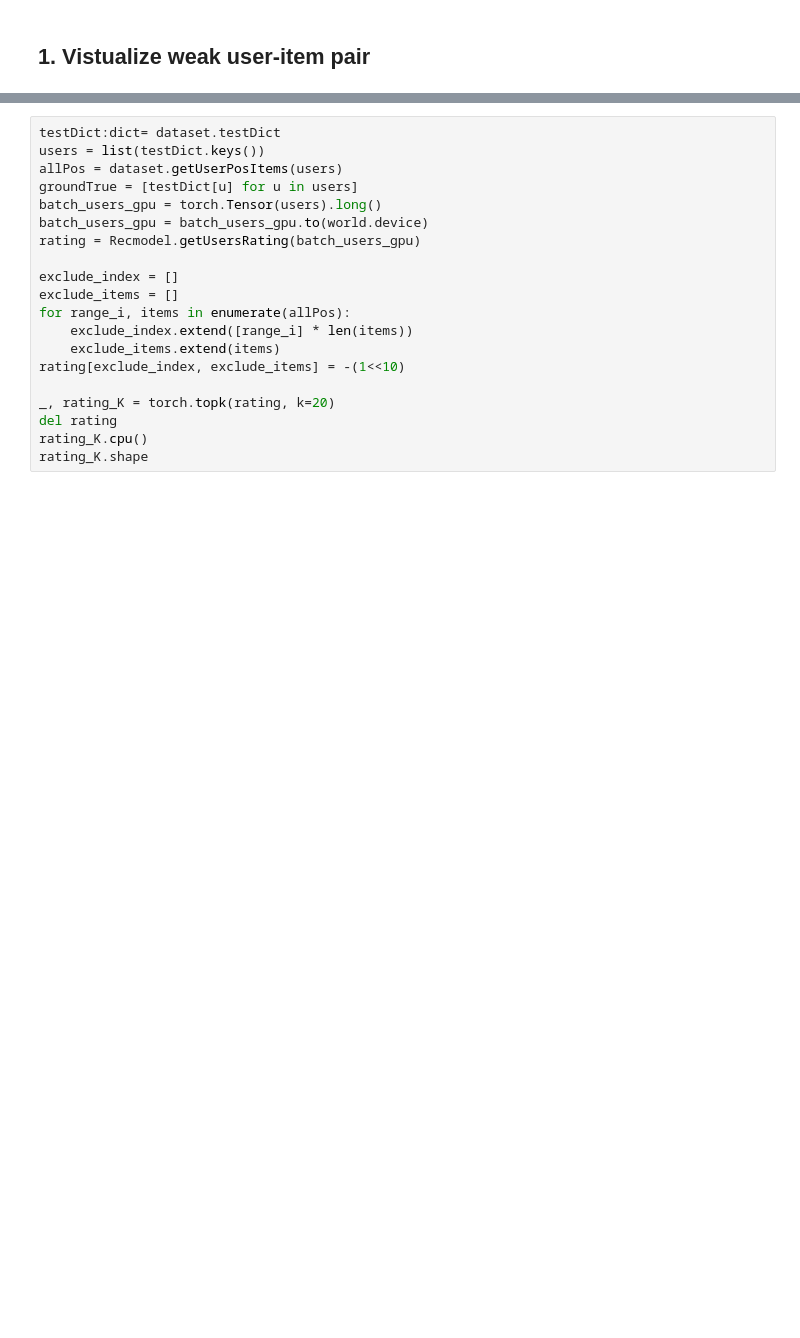
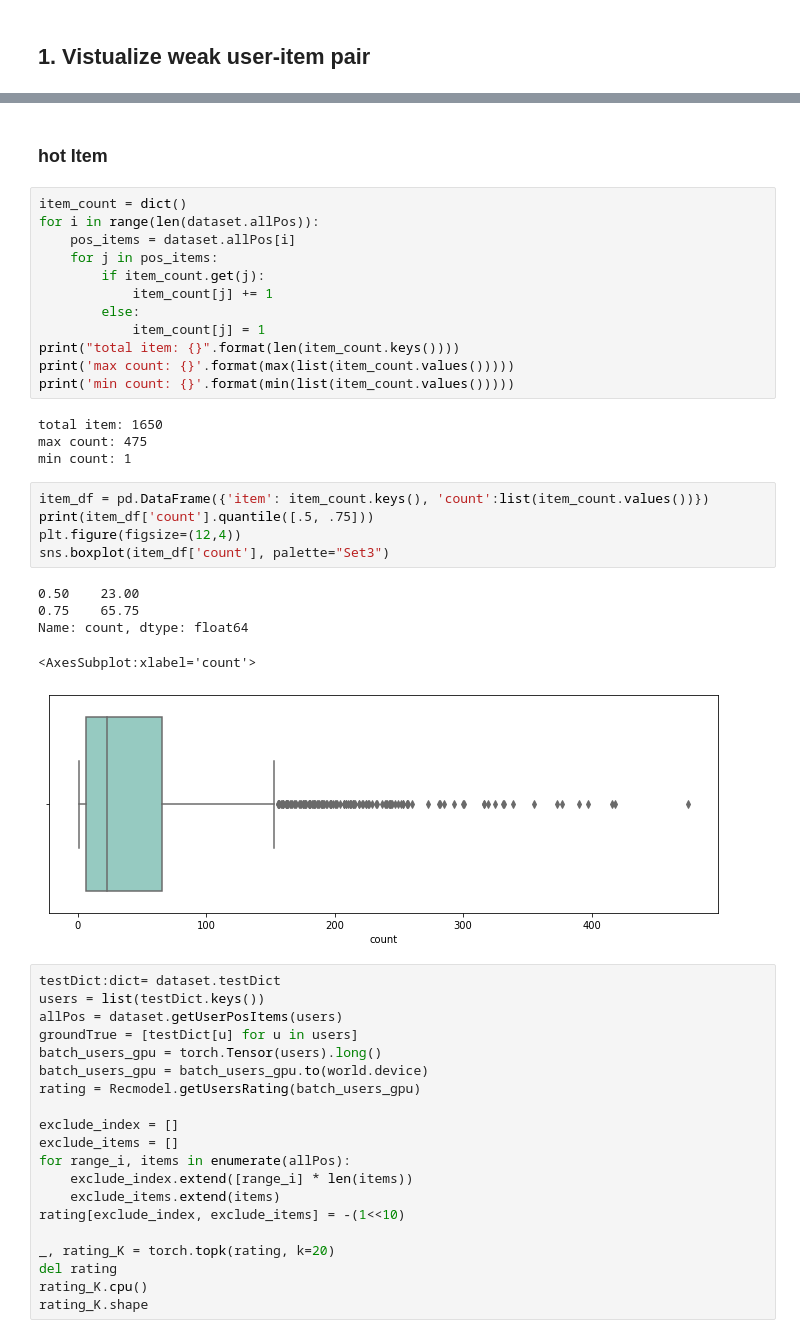
Before and after one commit to Baron1014/gnn_recsy, a Jupyter notebook: lightgcn/code/gnn_recsys.ipynb, the cells around one changed output, grey strips where cells are left out. Saved outputs shown, nothing was run; the diff lists cells and outputs as text; blank space fills up the shorter version.

```diff
--- a/lightgcn/code/gnn_recsys.ipynb
+++ b/lightgcn/code/gnn_recsys.ipynb
@@ -72,3 +82,32 @@ Name: count, dtype: float64
+# %% [markdown]
+### hot Item
+# %%
+item_count = dict()
+for i in range(len(dataset.allPos)):
+    pos_items = dataset.allPos[i]
+    for j in pos_items:
+        if item_count.get(j):
+            item_count[j] += 1
+        else:
+            item_count[j] = 1
+print("total item: {}".format(len(item_count.keys())))
+print('max count: {}'.format(max(list(item_count.values()))))
+print('min count: {}'.format(min(list(item_count.values()))))
+# %% [output]
+total item: 1650
+max count: 475
+min count: 1
+# %%
+item_df = pd.DataFrame({'item': item_count.keys(), 'count':list(item_count.values())})
+print(item_df['count'].quantile([.5, .75]))
+plt.figure(figsize=(12,4))
+sns.boxplot(item_df['count'], palette="Set3")
+# %% [output]
+0.50    23.00
+0.75    65.75
+Name: count, dtype: float64
+<AxesSubplot:xlabel='count'>
+[figure, added]
 # %%
 testDict:dict= dataset.testDict
 users = list(testDict.keys())
```
Also changed, not shown: parts of 7 cells of this notebook, 30 other files.
